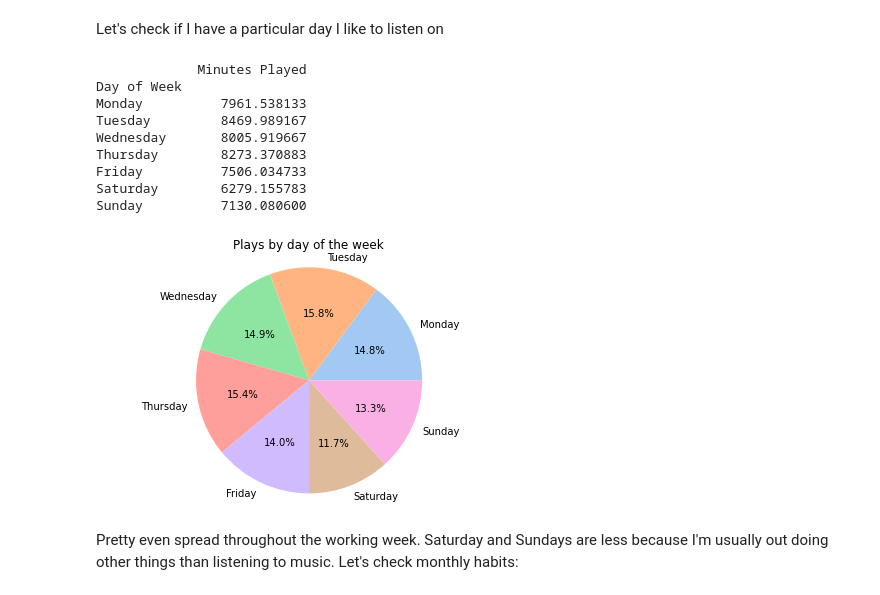
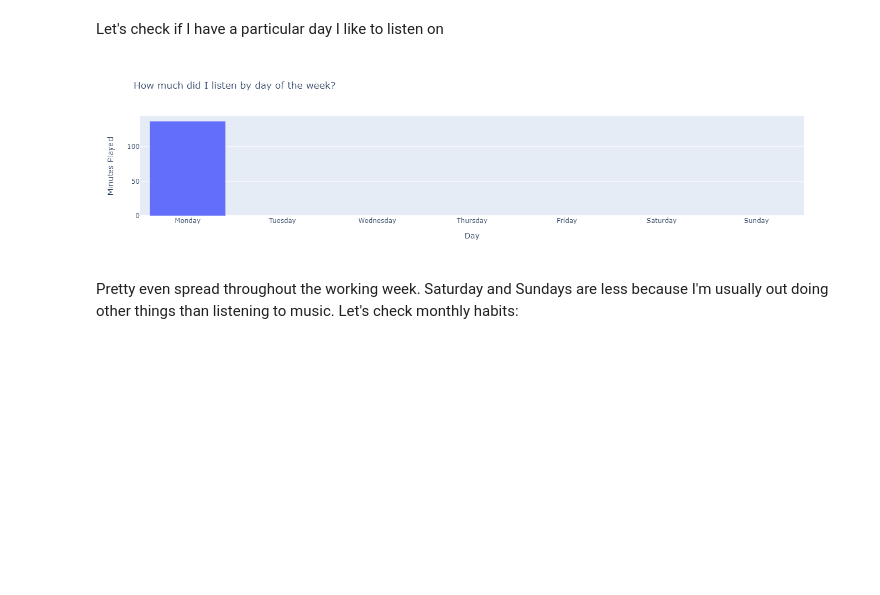
Before and after one commit to jmoro0408/Spotify_Analysis_2.0, a Jupyter notebook: Spotify Listening Analysis Notebook.ipynb, the cells around one changed output. Saved outputs shown, nothing was run; the diff lists cells and outputs as text; code cells hidden in the pictures; blank space fills up the shorter version.

```diff
--- a/Spotify Listening Analysis Notebook.ipynb
+++ b/Spotify Listening Analysis Notebook.ipynb
@@ -60,0 +17,18 @@ stream = stream[~stream["trackName"].str.contains("Unknown Track")]
+# %%
+MY_SONGS_PKL = r"PreProcessing/PreProcessing_MyData/my_songs_features.pkl"
+# %%
+def gather_streaming_data(pkl_path):
+    """
+    Accepts .pkl path and returns pandas dataframe of pkl file
+
+    Parameters:
+    pkl_path (string): path of pkl file to be read
+
+    Returns:
+    df (pandas datafarme): df of .pkl file
+    """
+    pkl_path = Path(pkl_path)
+    df = pd.read_pickle(pkl_path)
+    return df
+# %%
+streaming_df = gather_streaming_data(MY_SONGS_PKL)
@@ -60,0 +55,2 @@ stream = stream[~stream["trackName"].str.contains("Unknown Track")]
+# %%
+streaming_df["Date"] = pd.to_datetime(streaming_df["endTime"].dt.date)
@@ -109,45 +96,33 @@ Looks like there was a bit of a lull around February 2020. This was probably bec
 # %% [markdown]
 Let's check if I have a particular day I like to listen on
 # %%
-stream["Day of Week"] = stream["Date"].dt.day_name() #TODO WHY doesn't this display in day of the week order 🤬
+streaming_df["Day of Week"] = streaming_df["Date"].dt.day_name()
 day_order = [
     "Monday",
     "Tuesday",
     "Wednesday",
     "Thursday",
     "Friday",
     "Saturday",
     "Sunday",
 ]
 day_of_week_plays = (
-    stream.groupby("Day of Week")
+    streaming_df.groupby("Day of Week")
     .sum()
-    .sort_values(by="Minutes Played", ascending=False)
+    .sort_values(by="minutesPlayed", ascending=False)
     .reindex(day_order)
 )
 
-print(day_of_week_plays)
+fig = go.Figure(
+    [go.Bar(x=day_of_week_plays.index, y=day_of_week_plays["minutesPlayed"])]
+)
+fig.update_xaxes(title_text="Day")
+fig.update_yaxes(title_text="Minutes Played")
+fig.update_layout(title_text="How much did I listen by day of the week?")
 
-fig1, ax1 = plt.subplots()
-ax1.pie(
-    day_of_week_plays["Minutes Played"],
-    labels=day_of_week_plays.index,
-    autopct="%1.1f%%",
-)
-ax1.axis("equal")
-plt.title("Plays by day of the week")
-plt.tight_layout()
+fig.show()
 # %% [output]
-             Minutes Played
-Day of Week
-Monday          7961.538133
-Tuesday         8469.989167
-Wednesday       8005.919667
-Thursday        8273.370883
-Friday          7506.034733
-Saturday        6279.155783
-Sunday          7130.080600
-[figure, old version]
+[figure, new version]
 # %% [markdown]
 Pretty even spread throughout the working week. Saturday and Sundays are less because I'm usually out doing other things than listening to music.
 Let's check monthly habits:
```
Also changed, not shown: parts of 30 cells of this notebook, 3 other files.
